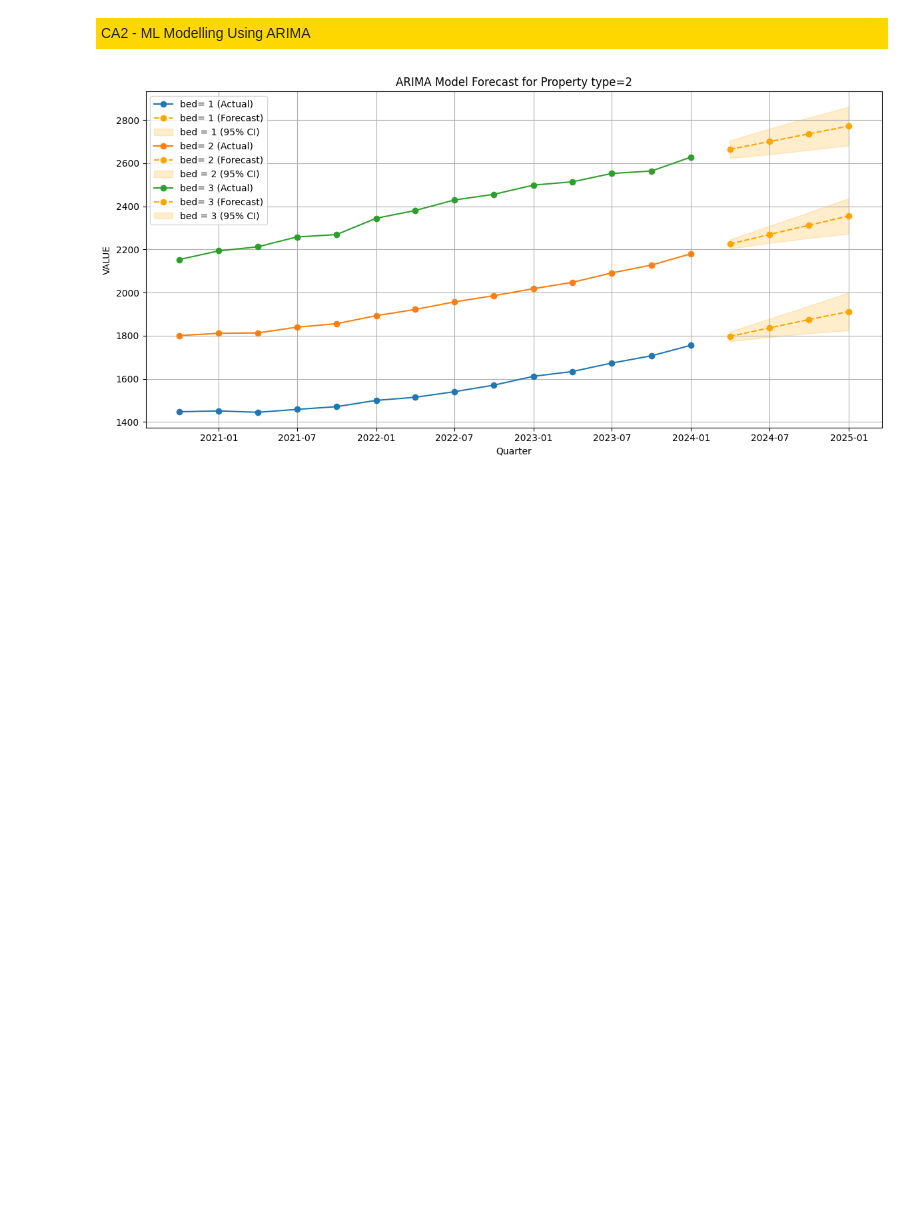
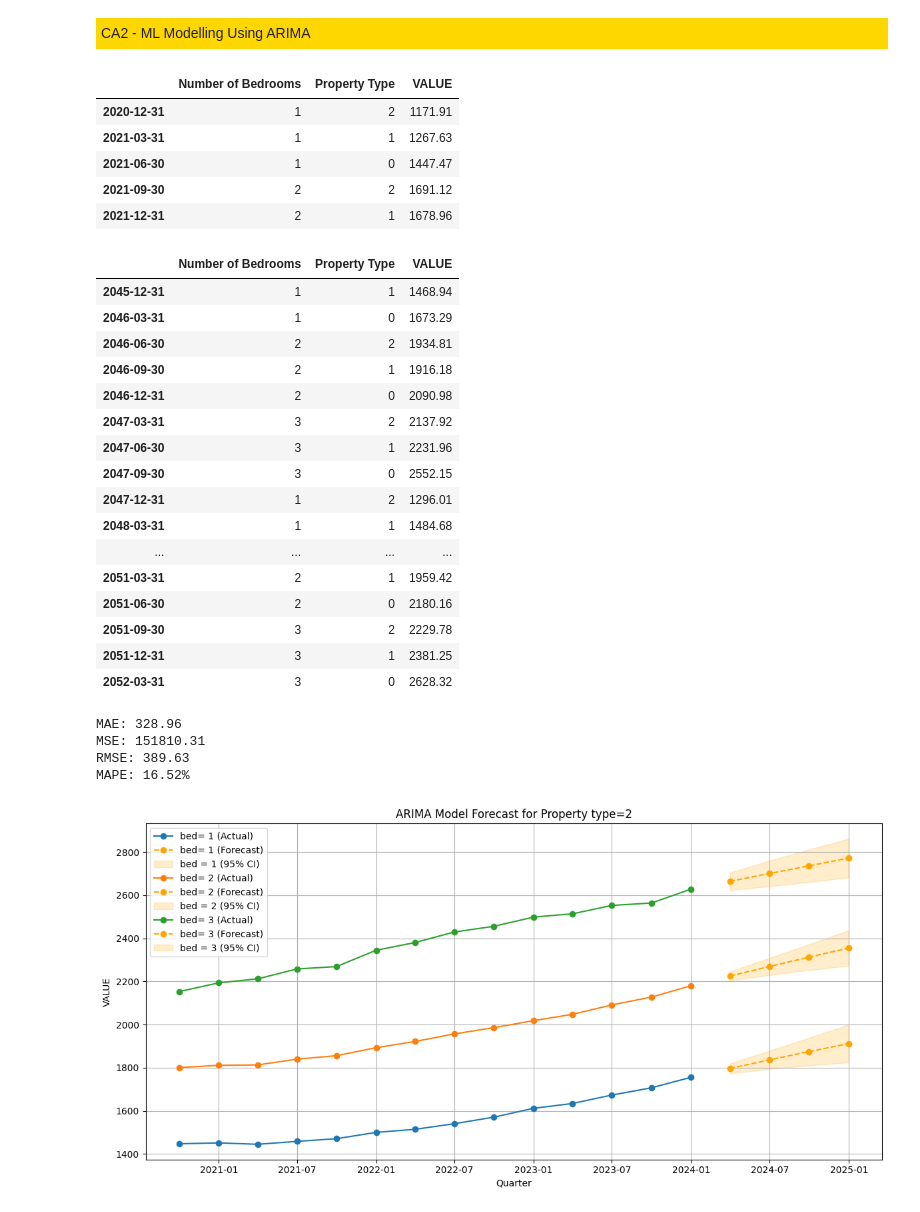
Before and after one commit to CCT-Dublin/ca1-capstone-project-proposal-santhosh-sba24100, a Jupyter notebook: CA2-ST.ipynb, the cells around one changed output. Cells and saved outputs as stored; diff of their text form; code cells hidden in the pictures; blank space fills up the shorter version.

```diff
--- a/CA2-ST.ipynb
+++ b/CA2-ST.ipynb
@@ -184,8 +184,66 @@ for type in df['Property Type'].unique():
 # %%
 # Convert column 'Quarter' to a datetime index
 
 df['Quarter'] = pd.PeriodIndex(df['Quarter'], freq='Q').to_timestamp(how='start')
 df.set_index('Quarter', inplace=True)
+
+#### below line need to commented post processing of this line. This line disturbs the plot in the next lines.
+# df.index = pd.date_range(start=df.index[0], periods=len(df), freq='Q')
+
+# Train-test split
+train_size = int(len(df)*0.8)
+train, test = df[:train_size], df[train_size:]
+# %% [output]
+|  | Number of Bedrooms | Property Type | VALUE |
+| 2020-12-31 | 1 | 2 | 1171.91 |
+| 2021-03-31 | 1 | 1 | 1267.63 |
+| 2021-06-30 | 1 | 0 | 1447.47 |
+| 2021-09-30 | 2 | 2 | 1691.12 |
+| 2021-12-31 | 2 | 1 | 1678.96 |
+|  | Number of Bedrooms | Property Type | VALUE |
+| 2045-12-31 | 1 | 1 | 1468.94 |
+| 2046-03-31 | 1 | 0 | 1673.29 |
+| 2046-06-30 | 2 | 2 | 1934.81 |
+| 2046-09-30 | 2 | 1 | 1916.18 |
+| 2046-12-31 | 2 | 0 | 2090.98 |
+| 2047-03-31 | 3 | 2 | 2137.92 |
+| 2047-06-30 | 3 | 1 | 2231.96 |
+| 2047-09-30 | 3 | 0 | 2552.15 |
+| 2047-12-31 | 1 | 2 | 1296.01 |
+| 2048-03-31 | 1 | 1 | 1484.68 |
+| ... | ... | ... | ... |
+| 2051-03-31 | 2 | 1 | 1959.42 |
+| 2051-06-30 | 2 | 0 | 2180.16 |
+| 2051-09-30 | 3 | 2 | 2229.78 |
+| 2051-12-31 | 3 | 1 | 2381.25 |
+| 2052-03-31 | 3 | 0 | 2628.32 |
+# %%
+from statsmodels.tsa.arima.model import ARIMA
+from sklearn.metrics import mean_absolute_error, mean_squared_error
+# ARIMA model
+
+model = ARIMA(train['VALUE'], order=(1, 1, 1))
+model_fit = model.fit()
+
+# Forecast
+forecast = model_fit.forecast(steps=len(test))
+test['Forecast'] = forecast
+
+# Error metrics
+mae = mean_absolute_error(test['VALUE'], test['Forecast'])
+mse = mean_squared_error(test['VALUE'], test['Forecast'])
+rmse = np.sqrt(mse)
+mape = np.mean(np.abs((test['VALUE'] - test['Forecast']) / test['VALUE'])) * 100
+
+print(f"MAE: {mae:.2f}")
+print(f"MSE: {mse:.2f}")
+print(f"RMSE: {rmse:.2f}")
+print(f"MAPE: {mape:.2f}%")
+# %% [output]
+MAE: 328.96
+MSE: 151810.31
+RMSE: 389.63
+MAPE: 16.52%
 # %%
 from statsmodels.tsa.arima.model import ARIMA
 import matplotlib.dates as mdates
```
Also changed, not shown: 1 other file.
